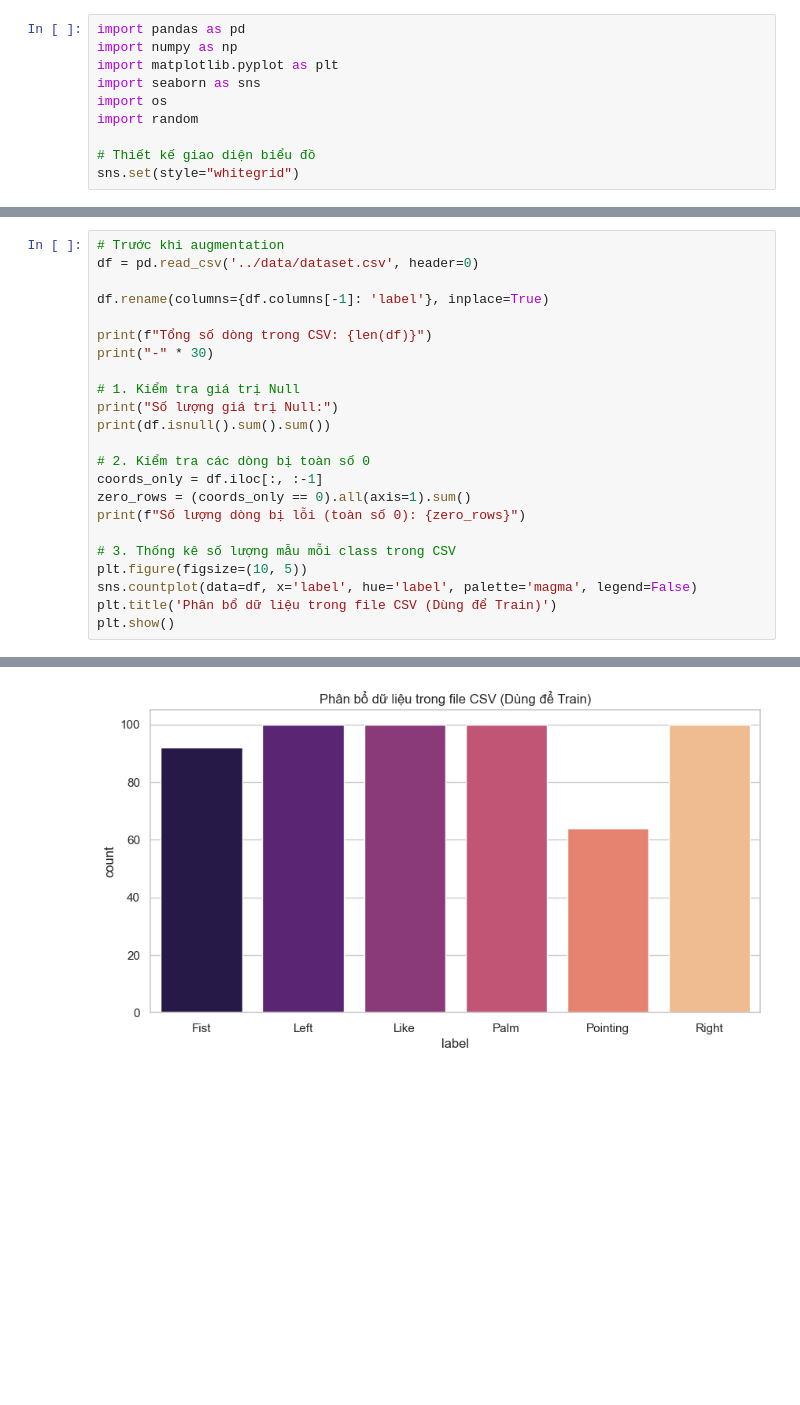
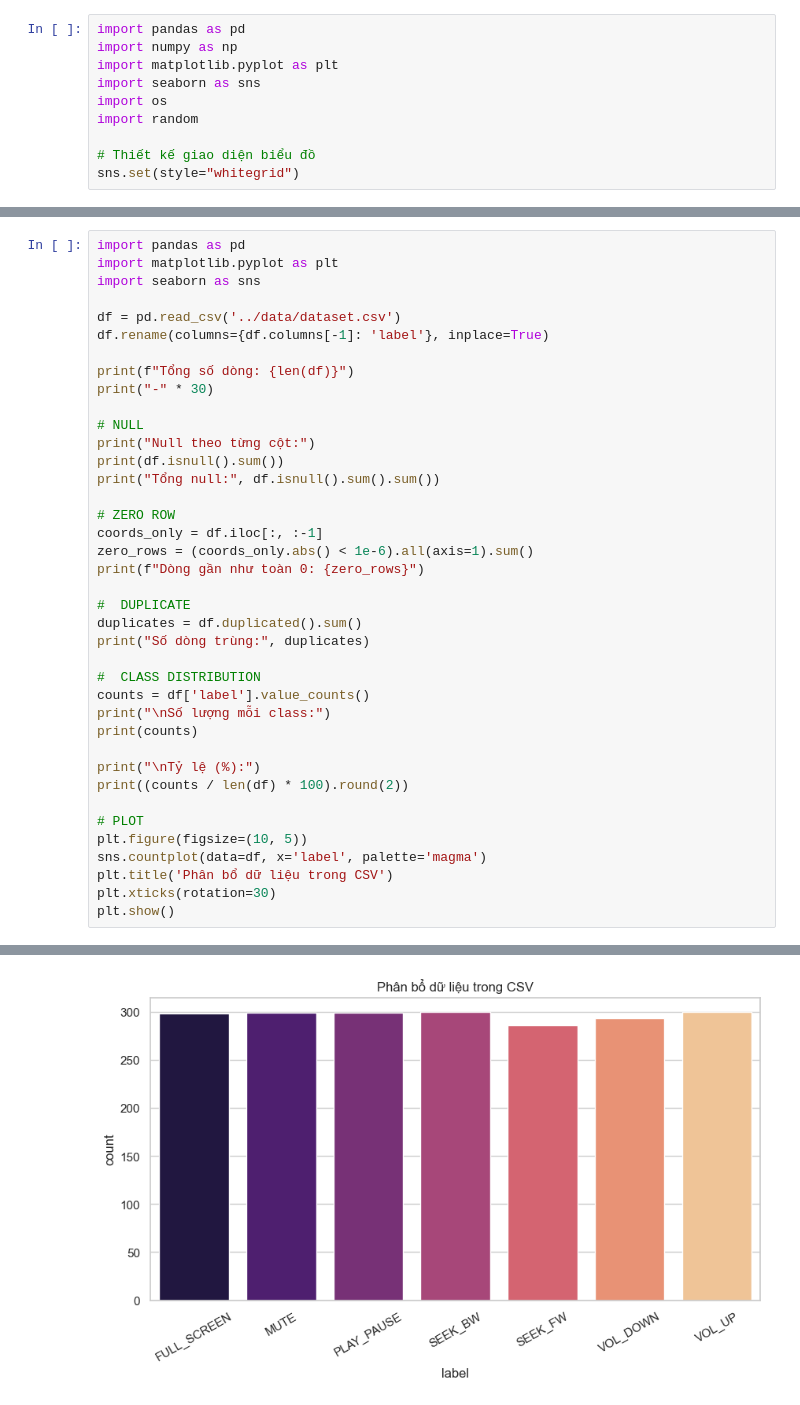
Before and after one commit to phunh1901/hand-gesture-recognition, a Jupyter notebook: notebooks/eda_augmentation.ipynb, the cells around one changed output, grey strips where cells are left out. Drawn from its saved outputs; the diff is of its cells as text; blank space fills up the shorter version.

Commit message:
Update augmentation with new csv data

```diff
--- a/notebooks/eda_augmentation.ipynb
+++ b/notebooks/eda_augmentation.ipynb
@@ -30,24 +43,40 @@ Thống kê chi tiết: {'Fist': 100, 'Left': 100, 'Like': 100, 'Palm': 100, 'Po
 # %%
-# Trước khi augmentation
-df = pd.read_csv('../data/dataset.csv', header=0)
+import pandas as pd
+import matplotlib.pyplot as plt
+import seaborn as sns
 
+df = pd.read_csv('../data/dataset.csv')
 df.rename(columns={df.columns[-1]: 'label'}, inplace=True)
 
-print(f"Tổng số dòng trong CSV: {len(df)}")
+print(f"Tổng số dòng: {len(df)}")
 print("-" * 30)
 
-# 1. Kiểm tra giá trị Null
-print("Số lượng giá trị Null:")
-print(df.isnull().sum().sum())
+# NULL
+print("Null theo từng cột:")
+print(df.isnull().sum())
+print("Tổng null:", df.isnull().sum().sum())
 
-# 2. Kiểm tra các dòng bị toàn số 0
+# ZERO ROW
 coords_only = df.iloc[:, :-1]
-zero_rows = (coords_only == 0).all(axis=1).sum()
-print(f"Số lượng dòng bị lỗi (toàn số 0): {zero_rows}")
+zero_rows = (coords_only.abs() < 1e-6).all(axis=1).sum()
+print(f"Dòng gần như toàn 0: {zero_rows}")
 
-# 3. Thống kê số lượng mẫu mỗi class trong CSV
+#  DUPLICATE
+duplicates = df.duplicated().sum()
+print("Số dòng trùng:", duplicates)
+
+#  CLASS DISTRIBUTION
+counts = df['label'].value_counts()
+print("\nSố lượng mỗi class:")
+print(counts)
+
+print("\nTỷ lệ (%):")
+print((counts / len(df) * 100).round(2))
+
+# PLOT
 plt.figure(figsize=(10, 5))
-sns.countplot(data=df, x='label', hue='label', palette='magma', legend=False)
-plt.title('Phân bổ dữ liệu trong file CSV (Dùng để Train)')
+sns.countplot(data=df, x='label', palette='magma')
+plt.title('Phân bổ dữ liệu trong CSV')
+plt.xticks(rotation=30)
 plt.show()
 # %% [output]
@@ -59,2 +103,2 @@ Số lượng dòng bị lỗi (toàn số 0): 0
-[figure, old version]
+[figure, new version]
 # %%
```
Also changed, not shown: parts of 5 cells of this notebook.
